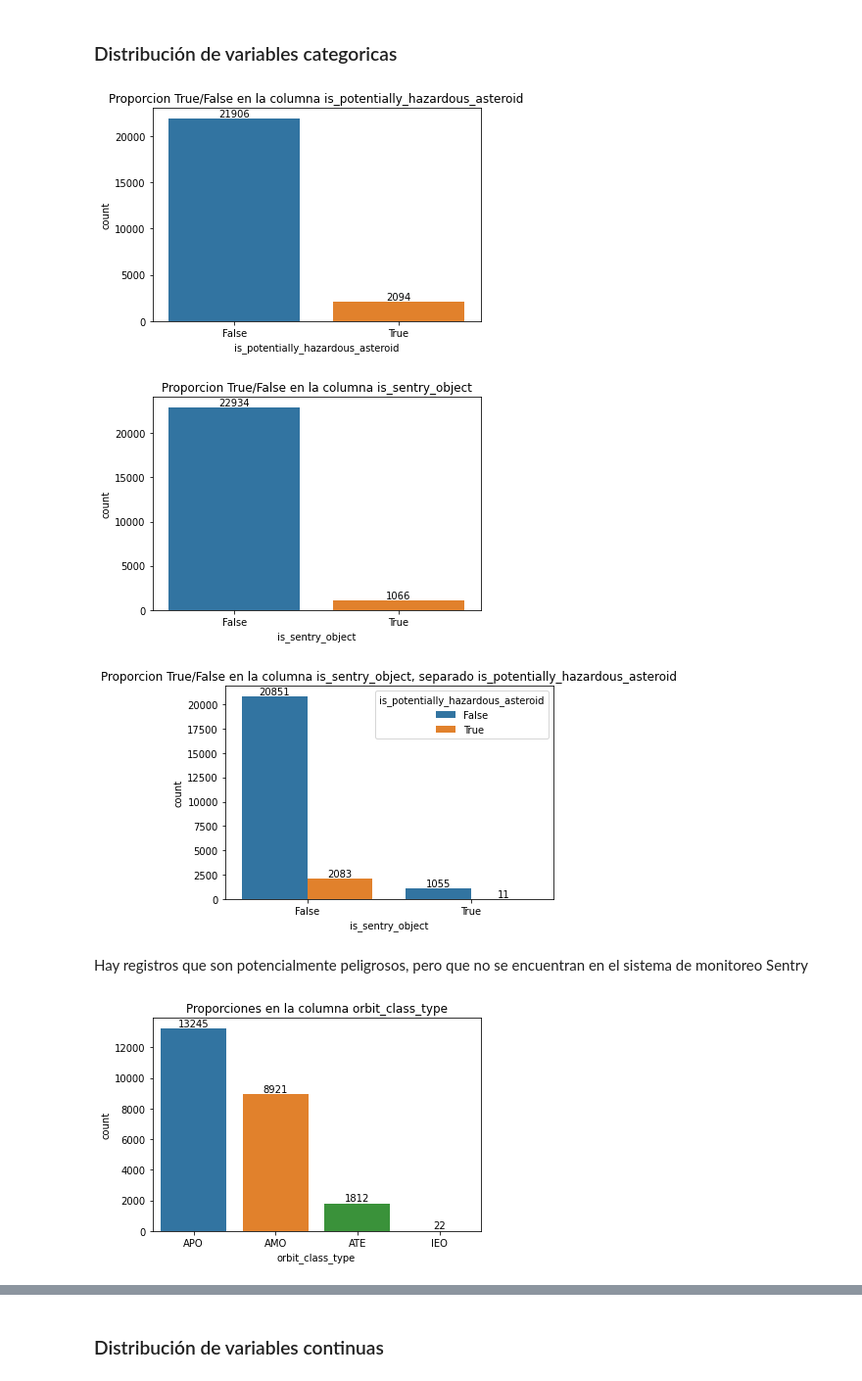
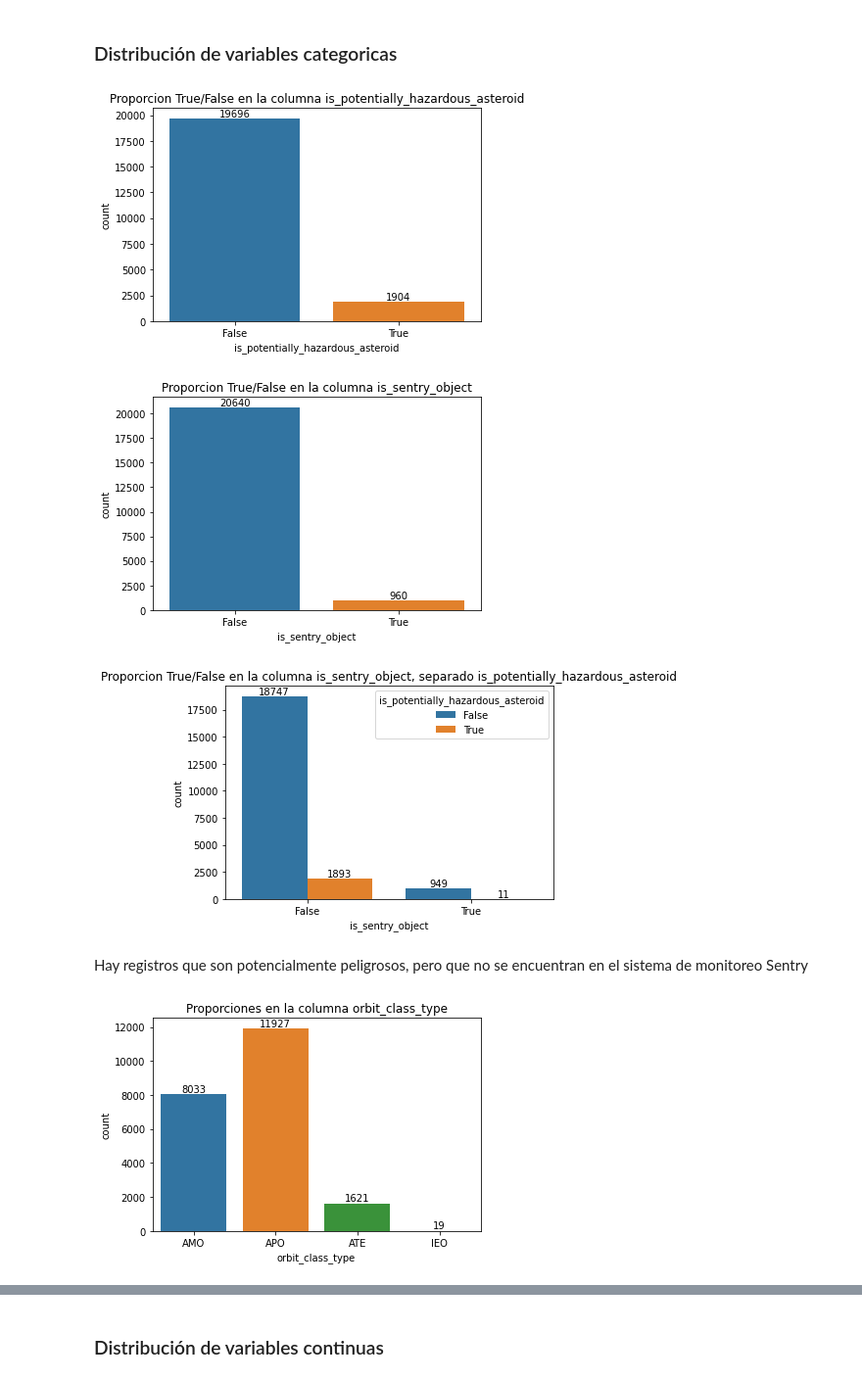
Before and after one commit to lusilve44/Final-Project-4Geeks, a Jupyter notebook: src/explore.ipynb, the cells around one changed output, grey strips where cells are left out. Shown at 98% size. Drawn from its saved outputs; the diff is of its cells as text; code cells hidden in the pictures.

```diff
--- a/src/explore.ipynb
+++ b/src/explore.ipynb
@@ -177,43 +179,54 @@ df_raw.sample(5)
 df_raw.drop(columns = ['neo_reference_id', 'name_limited', 'designation'], inplace = True)
 # %% [markdown]
 ## EDA
+# %%
+y = df_raw['is_potentially_hazardous_asteroid']
+X = df_raw.drop(columns = ['is_potentially_hazardous_asteroid'])
+
+X_train, X_rem, y_train, y_rem = train_test_split(X,y, train_size=0.8, random_state=42)
+X_valid, X_test, y_valid, y_test = train_test_split(X_rem,y_rem, test_size=0.5, random_state=42)
+
+# Para trabajar en el eda
+X_united = pd.concat([X_train, X_valid])
+y_united = pd.concat([y_train, y_valid])
+df_united = pd.concat([X_united, y_united], axis=1)
 # %% [markdown]
 ### Distribución de variables categoricas
 # %%
 # is_potentially_hazardous_asteroid
 
-ax = sns.countplot(x = df_raw['is_potentially_hazardous_asteroid'])
+ax = sns.countplot(x = df_united['is_potentially_hazardous_asteroid'])
 ax.bar_label(ax.containers[0])
 plt.title('Proporcion True/False en la columna is_potentially_hazardous_asteroid')
 plt.show()
 # %% [output]
-[figure, old version]
+[figure, new version]
 # %%
 # is_sentry_object
 
-ax = sns.countplot(x = df_raw['is_sentry_object'])
+ax = sns.countplot(x = df_united['is_sentry_object'])
 ax.bar_label(ax.containers[0])
 plt.title('Proporcion True/False en la columna is_sentry_object')
 plt.show()
 # %% [output]
-[figure, old version]
+[figure, new version]
 # %%
-ax = sns.countplot(data = df_raw, x = 'is_sentry_object', hue = 'is_potentially_hazardous_asteroid')
+ax = sns.countplot(data = df_united, x = 'is_sentry_object', hue = 'is_potentially_hazardous_asteroid')
 ax.bar_label(ax.containers[0])
 ax.bar_label(ax.containers[1])
 plt.title('Proporcion True/False en la columna is_sentry_object, separado is_potentially_hazardous_asteroid')
 plt.show()
 # %% [output]
-[figure, old version]
+[figure, new version]
 # %% [markdown]
 Hay registros que son potencialmente peligrosos, pero que no se encuentran en el sistema de monitoreo Sentry
 # %%
 # Distribucion de categorias en columna 'orbit_class_type'
 
-ax = sns.countplot(x = df_raw['orbit_class_type'])
+ax = sns.countplot(x = df_united['orbit_class_type'])
 ax.bar_label(ax.containers[0])
 plt.title('Proporciones en la columna orbit_class_type')
 plt.show()
 # %% [output]
-[figure, old version]
+[figure, new version]
 # %%
```
Also changed, not shown: parts of 50 cells of this notebook, 1 other file.
